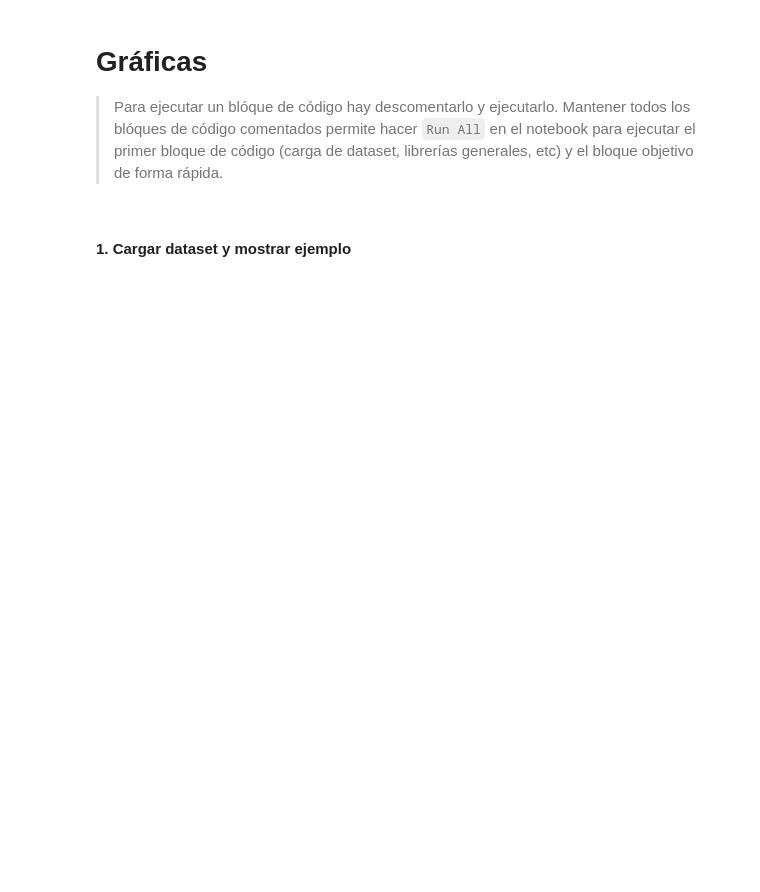
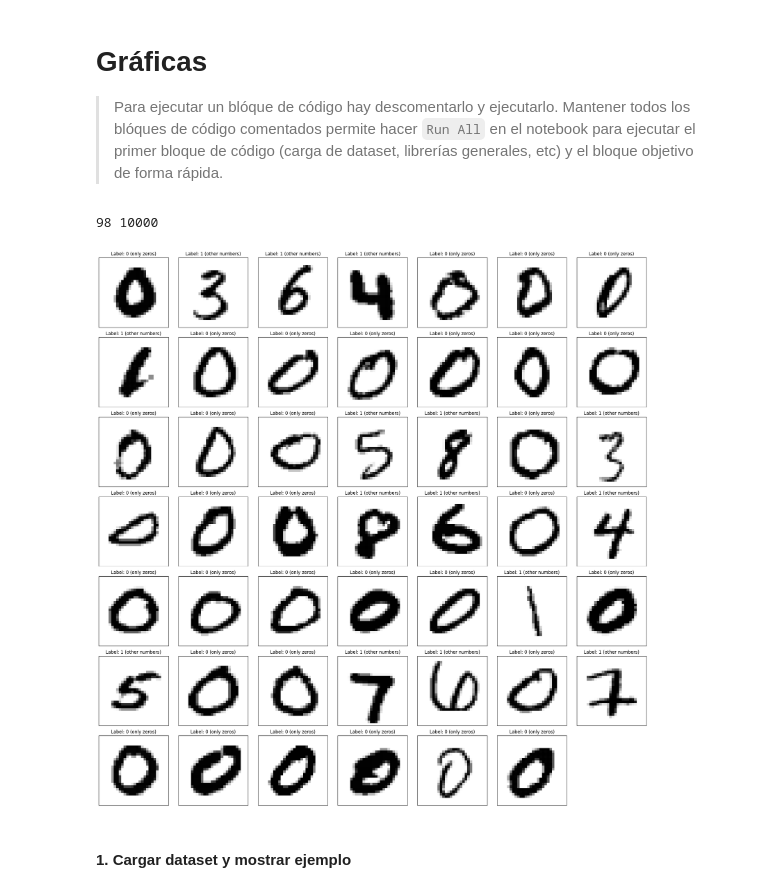
Before and after one commit to Titovilal/digits-mdam, a Jupyter notebook: plots.ipynb, the cells around one changed output. Drawn from its saved outputs; the diff is of its cells as text; code cells hidden in the pictures; blank space fills up the shorter version.

```diff
--- a/plots.ipynb
+++ b/plots.ipynb
@@ -2,6 +2,21 @@
 # Gráficas
 
 > Para ejecutar un blóque de código hay descomentarlo y ejecutarlo. Mantener todos los blóques de código comentados permite hacer `Run All` en el notebook para ejecutar el primer bloque de código (carga de dataset, librerías generales, etc) y el bloque objetivo de forma rápida.
+# %%
+import numpy as np
+
+
+from utils.datasets import load_dataset, tts, show_digits
+
+data, labels = load_dataset()
+X_train, X_test, y_train, y_test = tts(
+    data, labels, train_quantity=100, under_sampling=True
+)
+print(len(y_train), len(y_test))
+show_digits(X_train[:48], y_train[:48])
+# %% [output]
+98 10000
+[figure, added]
 # %% [markdown]
 #### 1. Cargar dataset y mostrar ejemplo
 # %%
```
Also changed, not shown: parts of 3 cells of this notebook, 5 other files.
